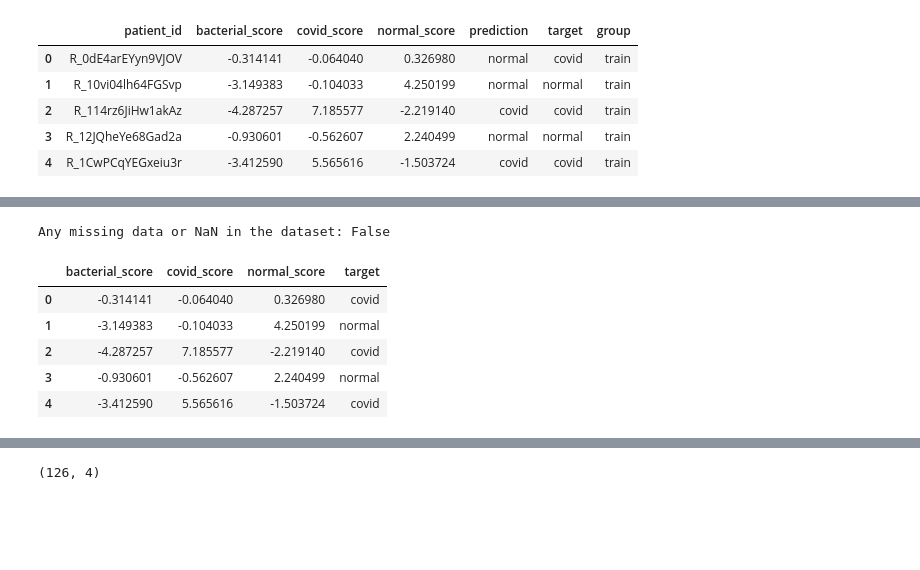
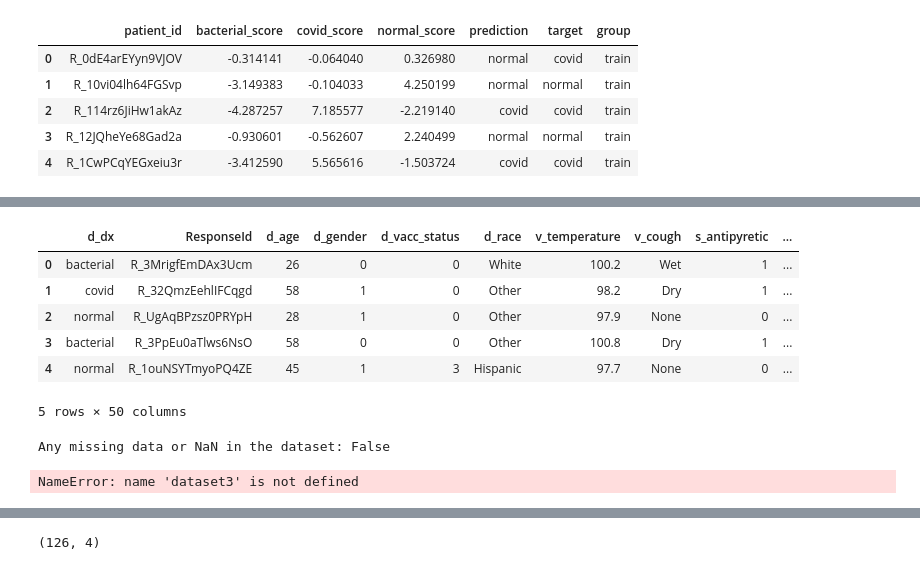
Before and after one commit to rmadhira86/w251-finalproject, a Jupyter notebook: Final_ANN.ipynb, the cells around one changed output, grey strips where cells are left out. Drawn from its saved outputs; the diff is of its cells as text; code cells hidden in the pictures; blank space fills up the shorter version.

```diff
--- a/Final_ANN.ipynb
+++ b/Final_ANN.ipynb
@@ -59,3 +89,14 @@ dataset.head()
+# %%
+# main dataset metadata
+dataset4.head()
+# %% [output]
+|  | d_dx | ResponseId | d_age | d_gender | d_vacc_status | d_race | v_temperature | v_cough | s_antipyretic | ... |
+| 0 | bacterial | R_3MrigfEmDAx3Ucm | 26 | 0 | 0 | White | 100.2 | Wet | 1 | ... |
+| 1 | covid | R_32QmzEehlIFCqgd | 58 | 1 | 0 | Other | 98.2 | Dry | 1 | ... |
+| 2 | normal | R_UgAqBPzsz0PRYpH | 28 | 1 | 0 | Other | 97.9 | None | 0 | ... |
+| 3 | bacterial | R_3PpEu0aTlws6NsO | 58 | 0 | 0 | Other | 100.8 | Dry | 1 | ... |
+| 4 | normal | R_1ouNSYTmyoPQ4ZE | 45 | 1 | 3 | Hispanic | 97.7 | None | 0 | ... |
+5 rows × 50 columns
 # %%
 #checking for missing values
 print(str('Any missing data or NaN in the dataset:'),dataset.isnull().values.any())
@@ -66,10 +115,5 @@ dataset = dataset[['bacterial_score','covid_score','normal_score','target']]
 # %%
 #partial view of dataset from top
-dataset.head()
+dataset3.head()
 # %% [output]
-|  | bacterial_score | covid_score | normal_score | target |
-| 0 | -0.314141 | -0.064040 | 0.326980 | covid |
-| 1 | -3.149383 | -0.104033 | 4.250199 | normal |
-| 2 | -4.287257 | 7.185577 | -2.219140 | covid |
-| 3 | -0.930601 | -0.562607 | 2.240499 | normal |
-| 4 | -3.412590 | 5.565616 | -1.503724 | covid |
+NameError: name 'dataset3' is not defined
```
Also changed, not shown: parts of 32 cells of this notebook, 16 other files.
